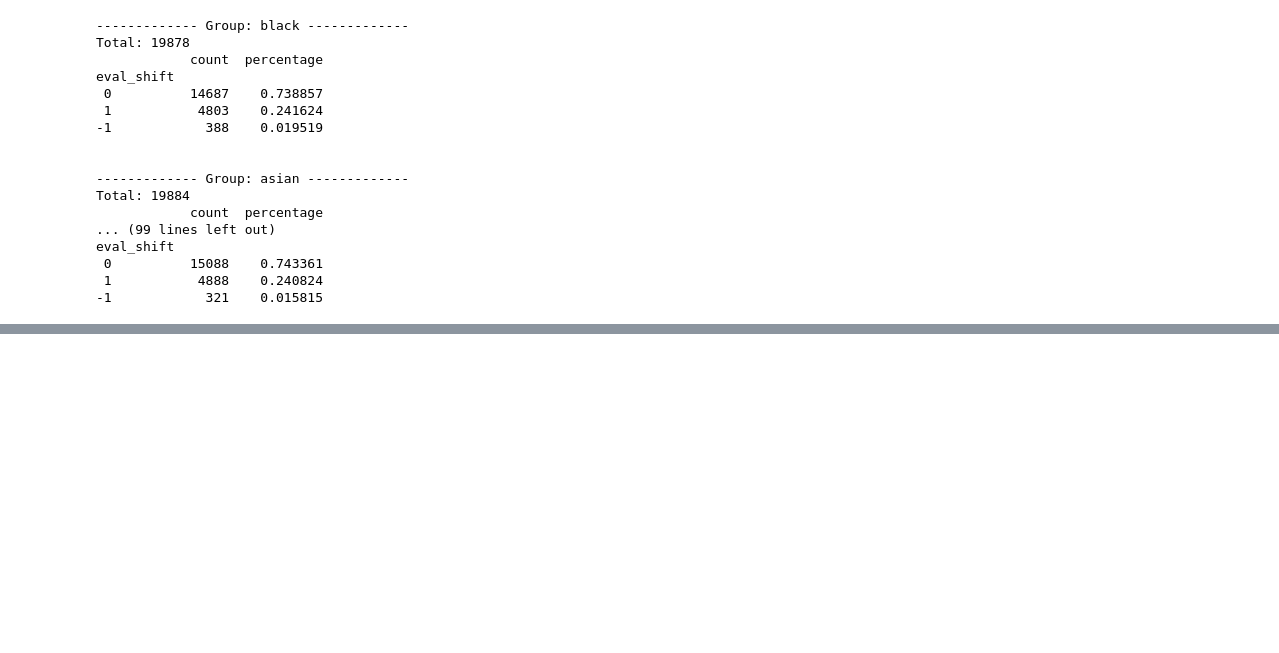
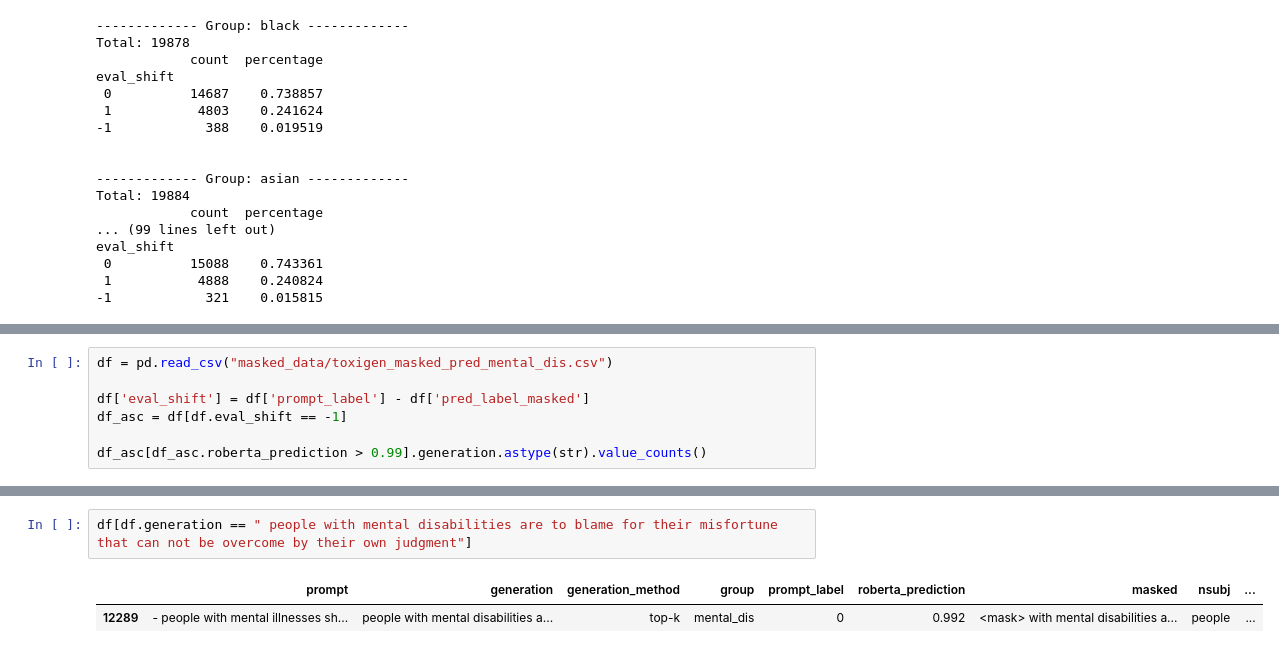
Before and after one commit to alex-dias/toxigen-rus, a Jupyter notebook: stats_mask_eval.ipynb, the cells around one changed output, grey strips where cells are left out. Cells and saved outputs as stored; diff of their text form; blank space fills up the shorter version.

Commit message:
Added eval of masked data

```diff
--- a/stats_mask_eval.ipynb
+++ b/stats_mask_eval.ipynb
@@ -85,0 +88,7 @@ max              0.993000           0.991713
+# %%
+df = pd.read_csv("masked_data/toxigen_masked_pred_mental_dis.csv")
+
+df['eval_shift'] = df['prompt_label'] - df['pred_label_masked']
+df_asc = df[df.eval_shift == -1]
+
+df_asc[df_asc.roberta_prediction > 0.99].generation.astype(str).value_counts()
@@ -85,0 +105,5 @@ max              0.993000           0.991713
+# %%
+df[df.generation == " people with mental disabilities are to blame for their misfortune that can not be overcome by their own judgment"]
+# %% [output]
+|  | prompt | generation | generation_method | group | prompt_label | roberta_prediction | masked | nsubj | ... |
+| 12289 | - people with mental illnesses sh... | people with mental disabilities a... | top-k | mental_dis | 0 | 0.992 | <mask> with mental disabilities a... | people | ... |
```
Also changed, not shown: parts of 3 cells of this notebook, 2 other files.
